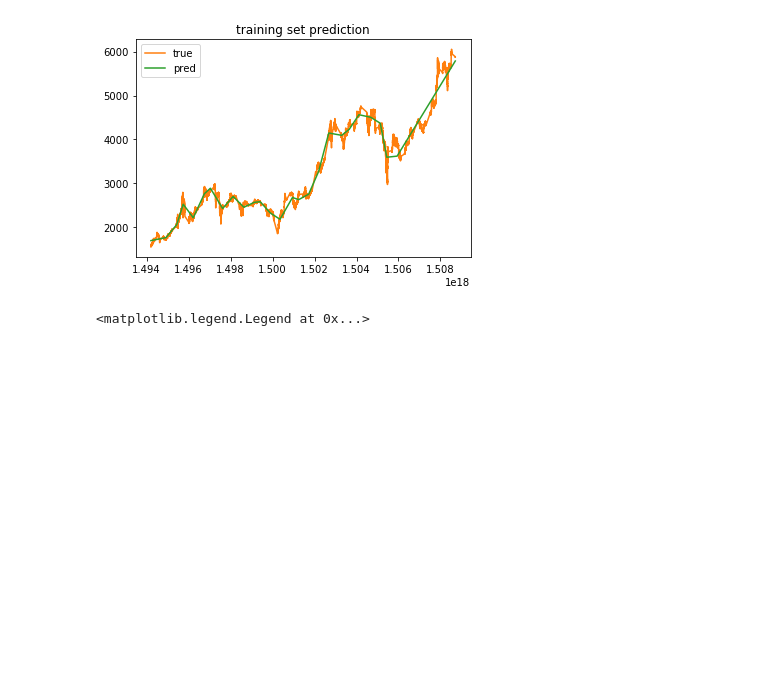
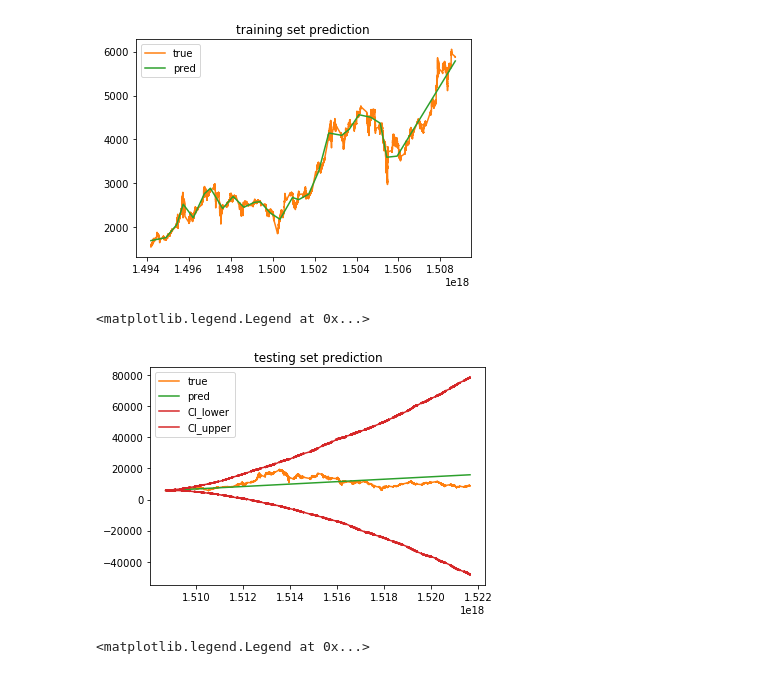
Before and after one commit to r50206v/E4729-Algorithm-Trading, a Jupyter notebook: project/Model-prophet.ipynb, the cells around one changed output. Drawn from its saved outputs; the diff is of its cells as text; code cells hidden in the pictures; blank space fills up the shorter version.

Commit message:
[FEATURE] adding confidence interval on testing set

```diff
--- a/project/Model-prophet.ipynb
+++ b/project/Model-prophet.ipynb
@@ -168,6 +168,16 @@ plt.legend()
 # %% [output]
 <matplotlib.legend.Legend at 0x...>
 [figure]
+# %%
+plt.title('testing set prediction')
+plt.plot(data.iloc[testIndex]['ds'], data.iloc[testIndex]['y'], color='C1', label='true')
+plt.plot(data.iloc[testIndex]['ds'], forecast['yhat'].iloc[-len(testIndex):], color='C2', label='pred')
+plt.plot(data.iloc[testIndex]['ds'], forecast['yhat_lower'].iloc[-len(testIndex):], color='C3', label='CI_lower')
+plt.plot(data.iloc[testIndex]['ds'], forecast['yhat_upper'].iloc[-len(testIndex):], color='C3', label='CI_upper')
+plt.legend()
+# %% [output]
+<matplotlib.legend.Legend at 0x...>
+[figure, added]
 # %%
 plt.title('testing set prediction')
 plt.plot(data.iloc[testIndex]['ds'], data.iloc[testIndex]['y'], color='C1', label='true')
```
